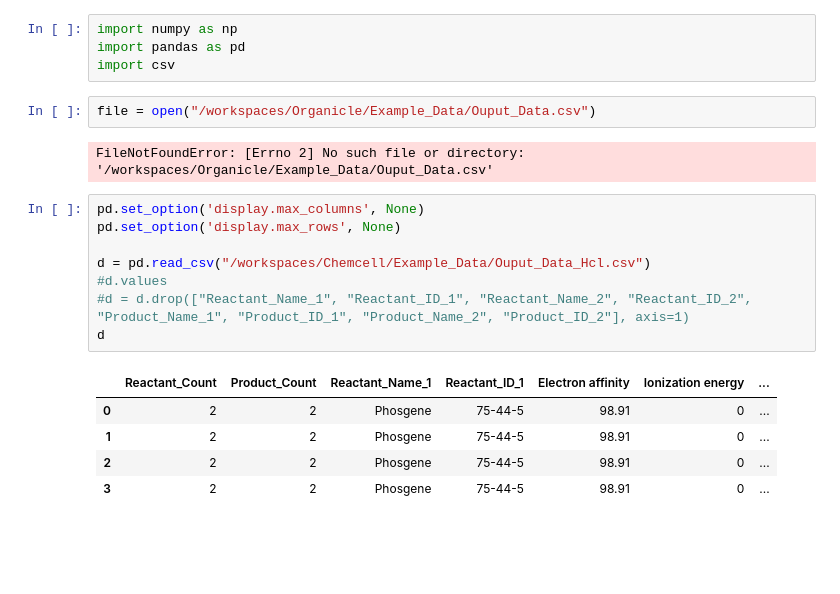
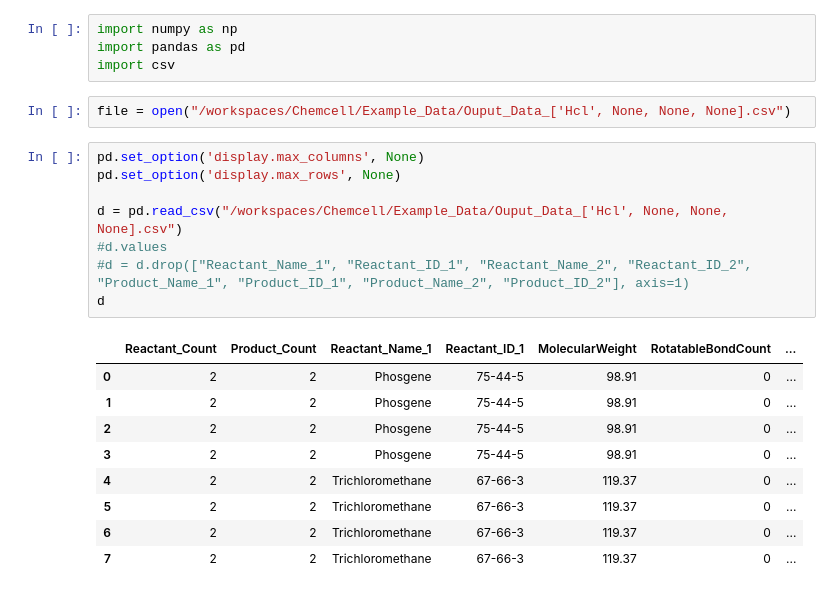
Before and after one commit to SynAeri/Chemcell, a Jupyter notebook: Study/ML_Setup.ipynb, the cells around one changed output. Cells and saved outputs as stored; diff of their text form; blank space fills up the shorter version.

```diff
--- a/Study/ML_Setup.ipynb
+++ b/Study/ML_Setup.ipynb
@@ -9,20 +9,22 @@ import numpy as np
 import pandas as pd
 import csv
 # %%
-file = open("/workspaces/Organicle/Example_Data/Ouput_Data.csv")
+file = open("/workspaces/Chemcell/Example_Data/Ouput_Data_['Hcl', None, None, None].csv")
-# %% [output]
-FileNotFoundError: [Errno 2] No such file or directory: '/workspaces/Organicle/Example_Data/Ouput_Data.csv'
 # %%
 pd.set_option('display.max_columns', None)
 pd.set_option('display.max_rows', None)
 
-d = pd.read_csv("/workspaces/Chemcell/Example_Data/Ouput_Data_Hcl.csv")
+d = pd.read_csv("/workspaces/Chemcell/Example_Data/Ouput_Data_['Hcl', None, None, None].csv")
 #d.values
 #d = d.drop(["Reactant_Name_1", "Reactant_ID_1", "Reactant_Name_2", "Reactant_ID_2", "Product_Name_1", "Product_ID_1", "Product_Name_2", "Product_ID_2"], axis=1)
 d
 # %% [output]
-|  | Reactant_Count | Product_Count | Reactant_Name_1 | Reactant_ID_1 | Electron affinity | Ionization energy | ... |
+|  | Reactant_Count | Product_Count | Reactant_Name_1 | Reactant_ID_1 | MolecularWeight | RotatableBondCount | ... |
 | 0 | 2 | 2 | Phosgene | 75-44-5 | 98.91 | 0 | ... |
 | 1 | 2 | 2 | Phosgene | 75-44-5 | 98.91 | 0 | ... |
 | 2 | 2 | 2 | Phosgene | 75-44-5 | 98.91 | 0 | ... |
 | 3 | 2 | 2 | Phosgene | 75-44-5 | 98.91 | 0 | ... |
+| 4 | 2 | 2 | Trichloromethane | 67-66-3 | 119.37 | 0 | ... |
+| 5 | 2 | 2 | Trichloromethane | 67-66-3 | 119.37 | 0 | ... |
+| 6 | 2 | 2 | Trichloromethane | 67-66-3 | 119.37 | 0 | ... |
+| 7 | 2 | 2 | Trichloromethane | 67-66-3 | 119.37 | 0 | ... |
```
Also changed, not shown: 17 other files.
